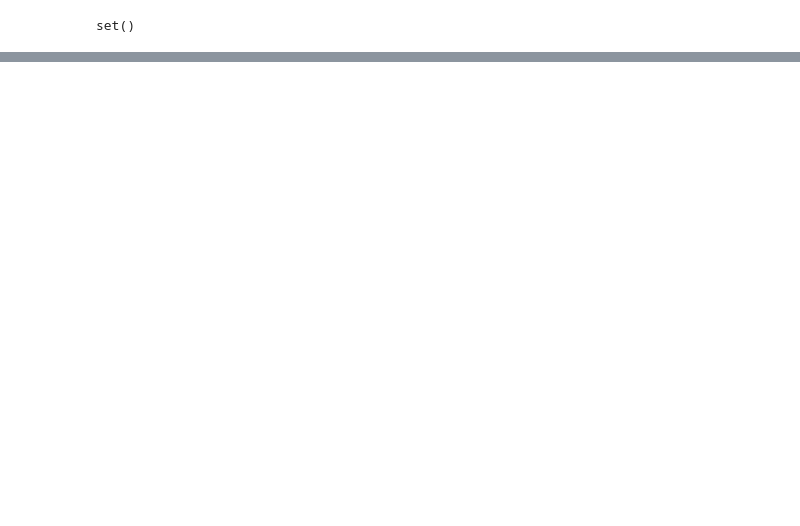
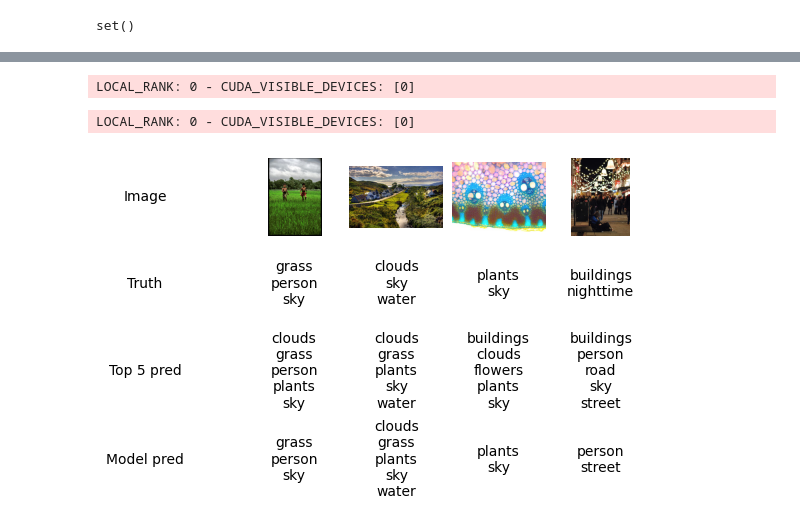
Before and after one commit to skorodenko/wallpaper_tagging, a Jupyter notebook: testing.ipynb, the cells around one changed output, grey strips where cells are left out. Cells and saved outputs as stored; diff of their text form; code cells hidden in the pictures; blank space fills up the shorter version.

```diff
--- a/testing.ipynb
+++ b/testing.ipynb
@@ -32,21 +32,29 @@ $ tags       <list[str]> ['blue', 'beach', 'sun', 'building', 'sunglasses', 'jul
 $ image_root       <str> './assets/nus-wide/images', './assets/nus-wide/images', './assets/nus-wide/images', './assets/nus-wide/images'
 # %%
-#from scripts.test.compose import trainer, model, data
-#os.environ["SPECIFIC_IMGS"] = ",".join(tsample["file_name"])
-#
-#alignment = {"verticalalignment": "center", "horizontalalignment": "center"}
-#
-#preds = trainer.predict(model, datamodule=data)
-#fig, axs = plt.subplots(ncols=5, nrows=4, figsize=(5.5, 3.5), layout="constrained")
-#for ax in axs.ravel():
-#    ax.set_axis_off()
-#for i, txt in enumerate(["Image", "Truth", "Top 5 pred", "Model pred"]):
-#    axs[i,0].text(0, 0.5, txt, **alignment)
-#for i, path in enumerate(tsample["file_name"]):
-#    img_path = Path(tsample["image_root"][i], path)
-#    img = plt.imread(img_path)
-#    axs[0,i+1].imshow(img)
-#    axs[1,i+1].text(0.5, 0.5, "\n".join(tsample["labels"][i]), **alignment)
-#    axs[2,i+1].text(0.5, 0.5, "\n".join(tsample["tags"][i][:5]), **alignment)
-#    axs[3,i+1].text(0.5, 0.5, "\n".join(preds[0][i] if len(preds[0][i]) > 0 else ["-"]), **alignment)
+from scripts.test import trainer, data, compose_model
+os.environ["SPECIFIC_IMGS"] = ",".join(tsample["file_name"])
+
+alignment = {"verticalalignment": "center", "horizontalalignment": "center"}
+
+compose = compose_model()
+top5 = compose_model(mode="vcnn+mlp+lp", topk=5)
+
+preds_compose = trainer.predict(compose, datamodule=data)
+preds_top5 = trainer.predict(top5, datamodule=data)
+fig, axs = plt.subplots(ncols=5, nrows=4, figsize=(5.5, 3.5), layout="constrained")
+for ax in axs.ravel():
+    ax.set_axis_off()
+for i, txt in enumerate(["Image", "Truth", "Top 5 pred", "Model pred"]):
+    axs[i,0].text(0, 0.5, txt, **alignment)
+for i, path in enumerate(tsample["file_name"]):
+    img_path = Path(tsample["image_root"][i], path)
+    img = plt.imread(img_path)
+    axs[0,i+1].imshow(img)
+    axs[1,i+1].text(0.5, 0.5, "\n".join(tsample["labels"][i]), **alignment)
+    axs[2,i+1].text(0.5, 0.5, "\n".join(preds_top5[0][i] if len(preds_top5[0][i]) > 0 else ["-"]), **alignment)
+    axs[3,i+1].text(0.5, 0.5, "\n".join(preds_compose[0][i] if len(preds_compose[0][i]) > 0 else ["-"]), **alignment)
+# %% [output]
+LOCAL_RANK: 0 - CUDA_VISIBLE_DEVICES: [0]
+LOCAL_RANK: 0 - CUDA_VISIBLE_DEVICES: [0]
+[figure, added]
 # %%
```
Also changed, not shown: parts of 2 cells of this notebook, 6 other files.
